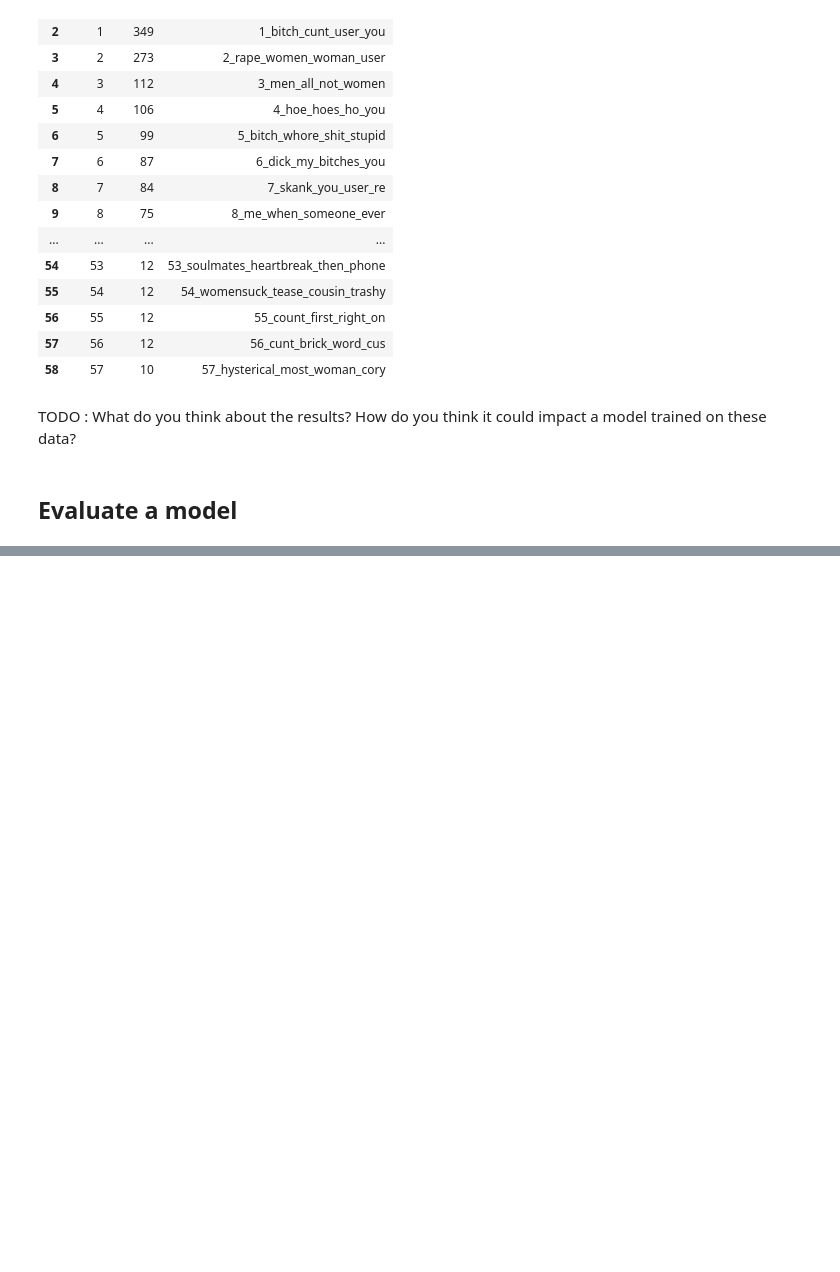
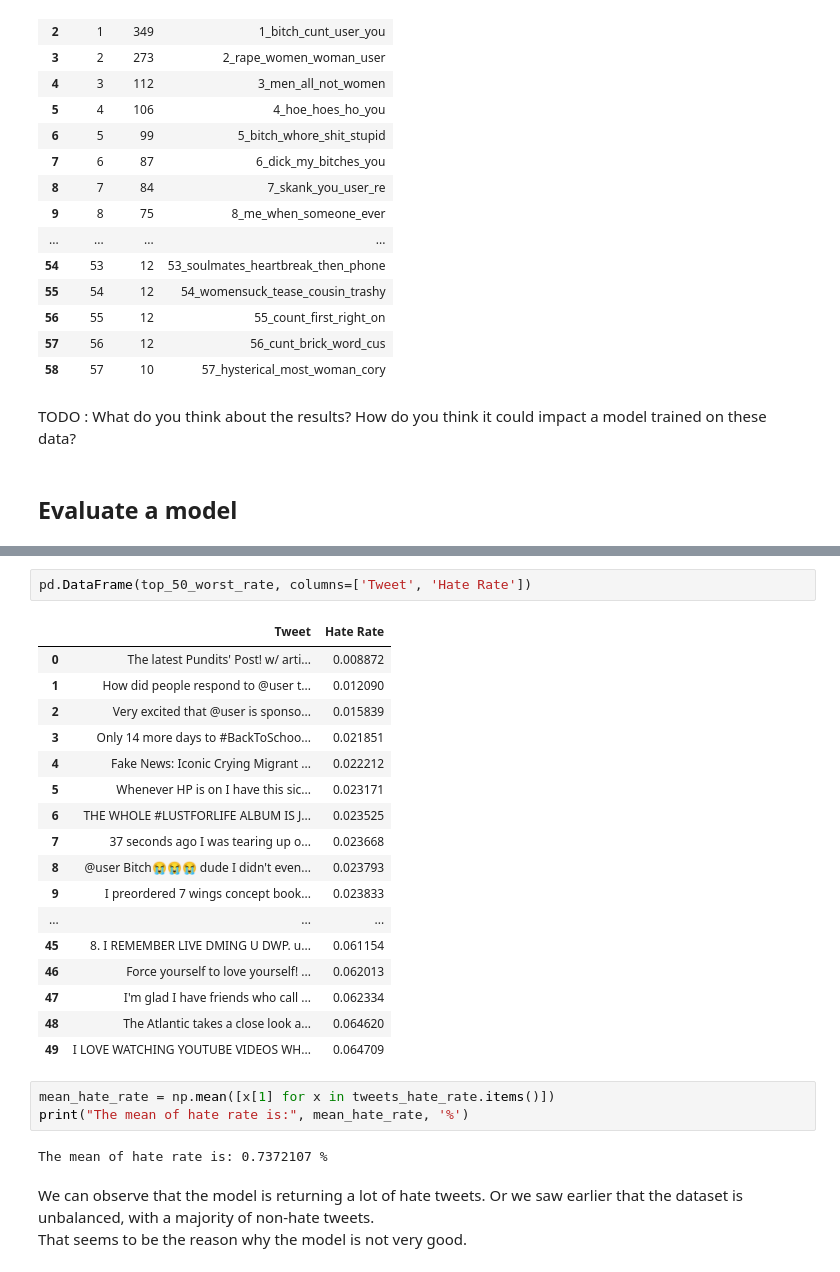
Before and after one commit to SCIA-Premium/Deep-Learning-for-Language, a Jupyter notebook: 4_Project/4_Project.ipynb, the cells around one changed output, grey strips where cells are left out. Cells and saved outputs as stored; diff of their text form; blank space fills up the shorter version.

```diff
--- a/4_Project/4_Project.ipynb
+++ b/4_Project/4_Project.ipynb
@@ -203,0 +265,28 @@ for i in range(scores.shape[0]):
+# %%
+pd.DataFrame(top_50_worst_rate, columns=['Tweet', 'Hate Rate'])
+# %% [output]
+|  | Tweet | Hate Rate |
+| 0 | The latest Pundits' Post! w/ arti... | 0.008872 |
+| 1 | How did people respond to @user t... | 0.012090 |
+| 2 | Very excited that @user is sponso... | 0.015839 |
+| 3 | Only 14 more days to #BackToSchoo... | 0.021851 |
+| 4 | Fake News: Iconic Crying Migrant ... | 0.022212 |
+| 5 | Whenever HP is on I have this sic... | 0.023171 |
+| 6 | THE WHOLE #LUSTFORLIFE ALBUM IS J... | 0.023525 |
+| 7 | 37 seconds ago I was tearing up o... | 0.023668 |
+| 8 | @user Bitch😭😭😭 dude I didn't even... | 0.023793 |
+| 9 | I preordered 7 wings concept book... | 0.023833 |
+| ... | ... | ... |
+| 45 | 8. I REMEMBER LIVE DMING U DWP. u... | 0.061154 |
+| 46 | Force yourself to love yourself! ... | 0.062013 |
+| 47 | I'm glad I have friends who call ... | 0.062334 |
+| 48 | The Atlantic takes a close look a... | 0.064620 |
+| 49 | I LOVE WATCHING YOUTUBE VIDEOS WH... | 0.064709 |
+# %%
+mean_hate_rate = np.mean([x[1] for x in tweets_hate_rate.items()])
+print("The mean of hate rate is:", mean_hate_rate, '%')
+# %% [output]
+The mean of hate rate is: 0.7372107 %
+# %% [markdown]
+We can observe that the model is returning a lot of hate tweets. Or we saw earlier that the dataset is unbalanced, with a majority of non-hate tweets.
+That seems to be the reason why the model is not very good.
```
Also changed, not shown: parts of 19 cells of this notebook, 1 other file.
